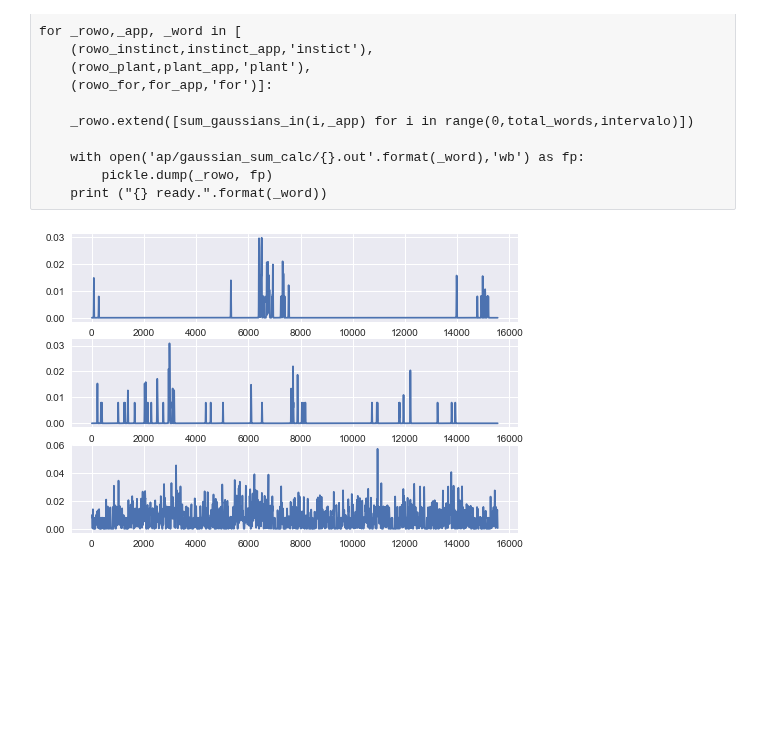
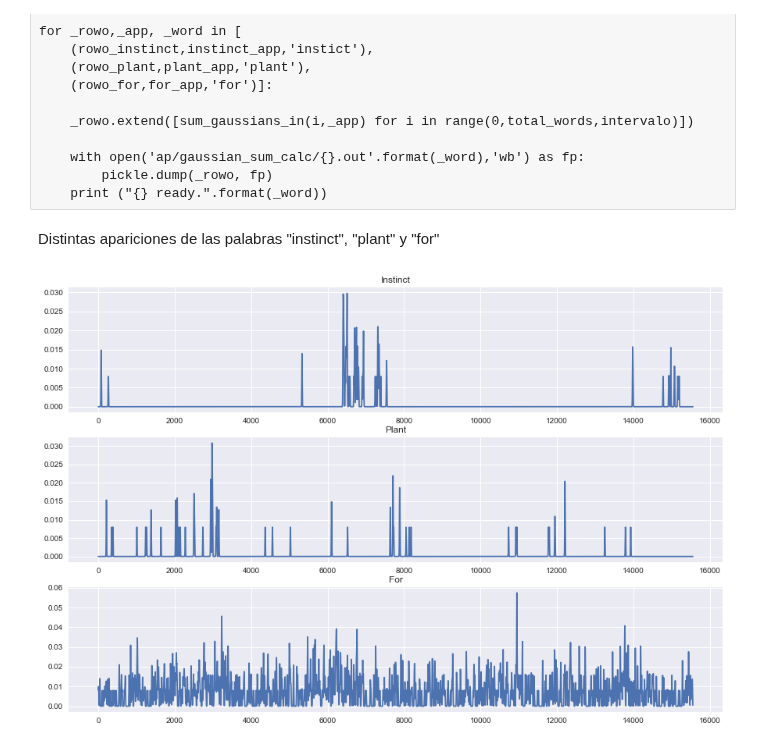
Before and after one commit to BrianBohe/DataScienceCourse, a Jupyter notebook: tp6/tp6.ipynb, the cells around one changed output. Drawn from its saved outputs; the diff is of its cells as text; code cells hidden in the pictures; blank space fills up the shorter version.

```diff
--- a/tp6/tp6.ipynb
+++ b/tp6/tp6.ipynb
@@ -133,16 +141,23 @@ for _rowo,_app, _word in [
 for _rowo,_word in [(rowo_instinct,'instict'),(rowo_plant,'plant'),(rowo_for,'for')]:
     with open('ap/gaussian_sum_calc/{}.out'.format(_word),'rb') as fp:
         _rowo.extend(pickle.load(fp))
+# %% [markdown]
+Distintas apariciones de las palabras "instinct", "plant" y "for"
 # %%
-sns.plt.subplot(311)
+ax = sns.plt.subplot(311)
+ax.set_title("Instinct")
 sns.plt.plot(rowo_instinct)
-sns.plt.subplot(312)
+
+ax = sns.plt.subplot(312)
+ax.set_title("Plant")
 sns.plt.plot(rowo_plant)
-sns.plt.subplot(313)
+
+ax = sns.plt.subplot(313)
+ax.set_title("For")
 sns.plt.plot(rowo_for)
 sns.plt.show()
 # %% [output]
-[figure, old version]
+[figure, new version]
 # %%
 def autocorrelacion(_row):
     pwt_avg = sum([ _row[pos] for pos in range(len(_row)) ]) / len(_row)
```
Also changed, not shown: parts of 31 cells of this notebook.
